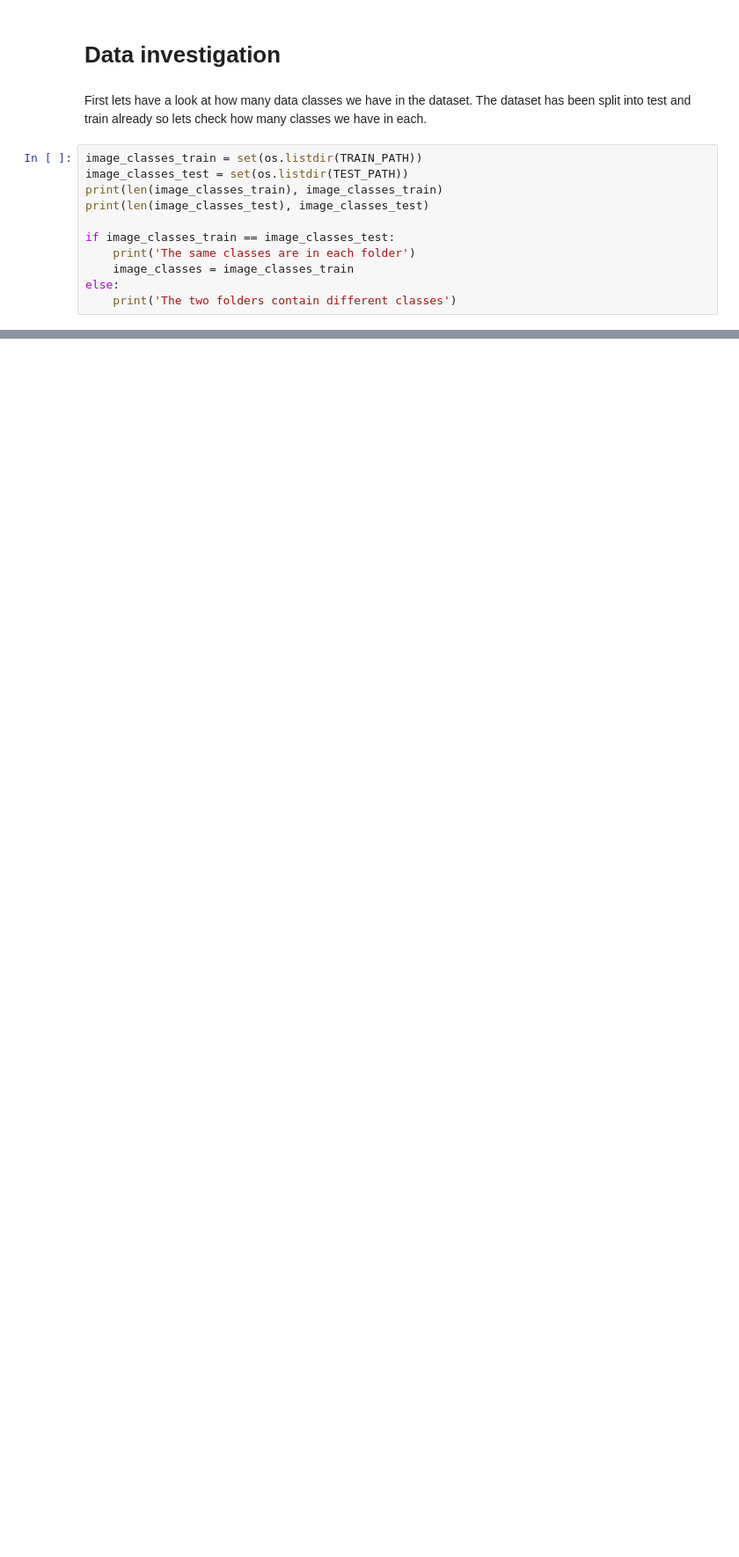
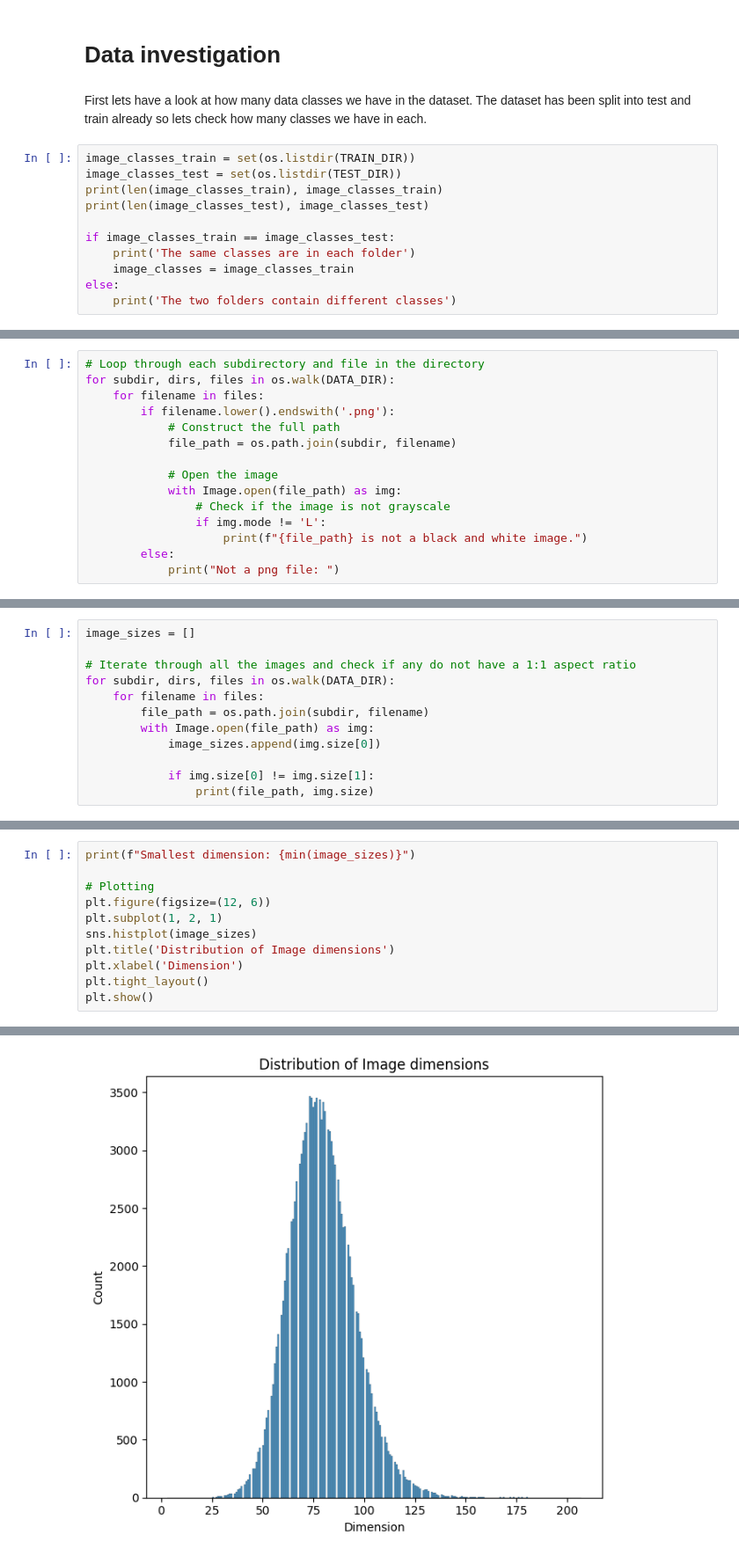
Before and after one commit to m-pluta/machine-learning, a Jupyter notebook: vsdc48.ipynb, the cells around one changed output, grey strips where cells are left out. Shown at 88% size. Drawn from its saved outputs; the diff is of its cells as text; blank space fills up the shorter version.

Commit message:
Add data pre-processing and data augmentation steps into the code

```diff
--- a/vsdc48.ipynb
+++ b/vsdc48.ipynb
@@ -18,8 +35,8 @@ TEST_PATH = DIR + 'CASIA-HWDB_Test/Test/'
 # %% [markdown]
 First lets have a look at how many data classes we have in the dataset. The dataset has been split into test and train already so lets check how many classes we have in each.
 # %%
-image_classes_train = set(os.listdir(TRAIN_PATH))
-image_classes_test = set(os.listdir(TEST_PATH))
+image_classes_train = set(os.listdir(TRAIN_DIR))
+image_classes_test = set(os.listdir(TEST_DIR))
 print(len(image_classes_train), image_classes_train)
 print(len(image_classes_test), image_classes_test)
 
@@ -86,0 +138,15 @@ df_class_counts_sorted.plot(kind='bar')
+# %%
+# Loop through each subdirectory and file in the directory
+for subdir, dirs, files in os.walk(DATA_DIR):
+    for filename in files:
+        if filename.lower().endswith('.png'):
+            # Construct the full path
+            file_path = os.path.join(subdir, filename)
+
+            # Open the image
+            with Image.open(file_path) as img:
+                # Check if the image is not grayscale
+                if img.mode != 'L':
+                    print(f"{file_path} is not a black and white image.")
+        else:
+            print("Not a png file: ")
@@ -86,0 +155,12 @@ df_class_counts_sorted.plot(kind='bar')
+# %%
+image_sizes = []
+
+# Iterate through all the images and check if any do not have a 1:1 aspect ratio
+for subdir, dirs, files in os.walk(DATA_DIR):
+    for filename in files:
+        file_path = os.path.join(subdir, filename)
+        with Image.open(file_path) as img:
+            image_sizes.append(img.size[0])
+
+            if img.size[0] != img.size[1]:
+                print(file_path, img.size)
@@ -86,0 +169,12 @@ df_class_counts_sorted.plot(kind='bar')
+# %%
+print(f"Smallest dimension: {min(image_sizes)}")
+
+# Plotting
+plt.figure(figsize=(12, 6))
+plt.subplot(1, 2, 1)
+sns.histplot(image_sizes)
+plt.title('Distribution of Image dimensions')
+plt.xlabel('Dimension')
+plt.tight_layout()
+plt.show()
+# %% [output]
@@ -86,0 +182 @@ df_class_counts_sorted.plot(kind='bar')
+[figure, added]
```
Also changed, not shown: parts of 29 cells of this notebook, 1 other file.
